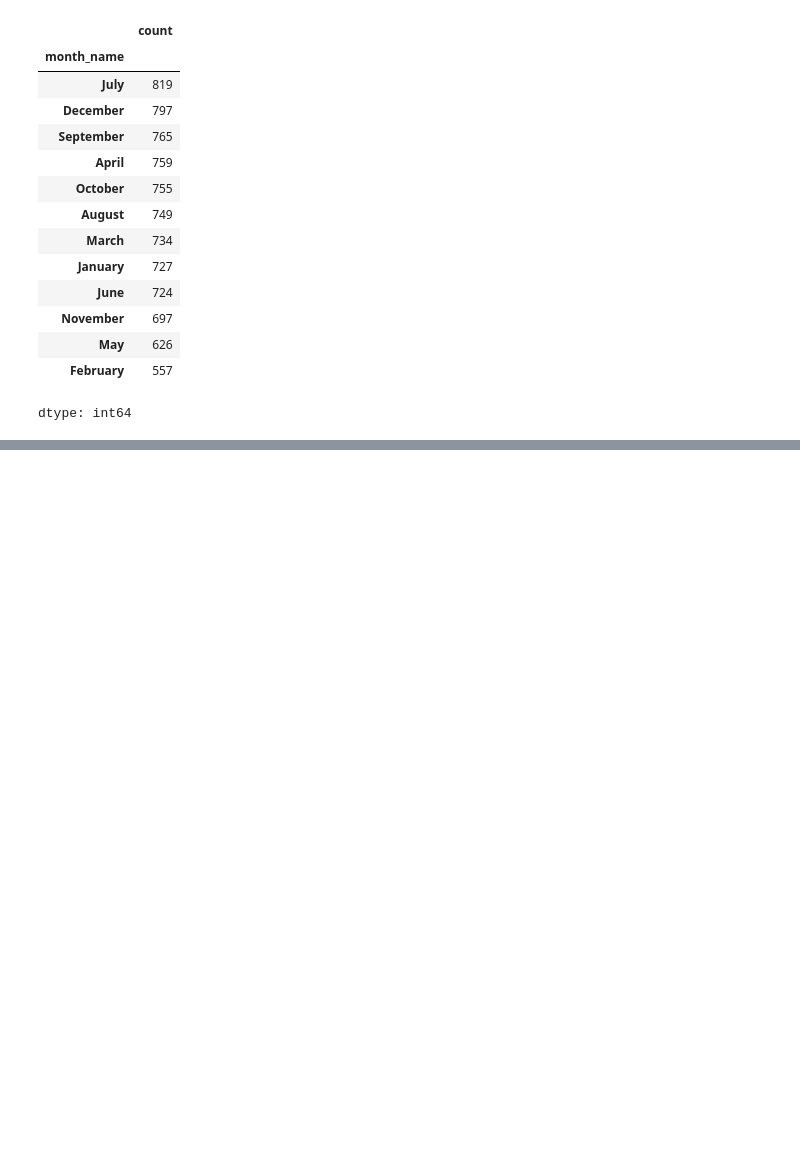
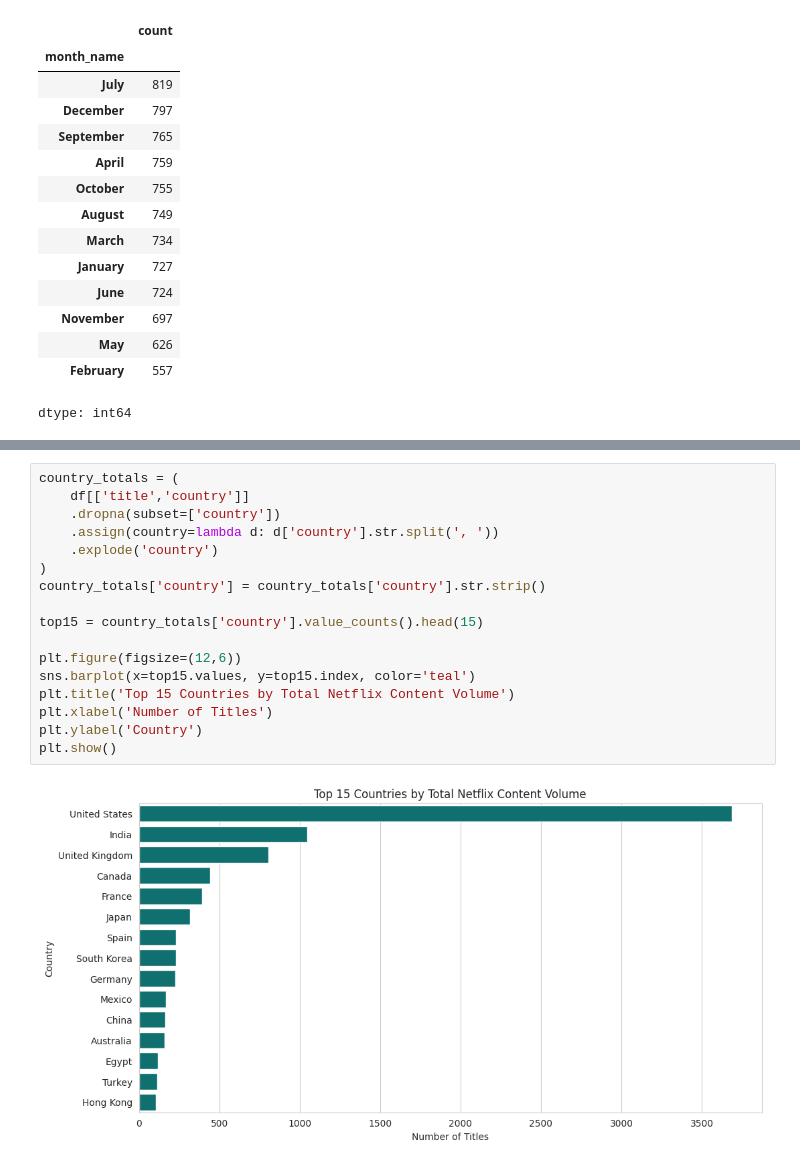
Before and after one commit to shivamsing071-cloud/Netflix-EDA-Analysis, a Jupyter notebook: Untitled1.ipynb, the cells around one changed output, grey strips where cells are left out. Saved outputs shown, nothing was run; the diff lists cells and outputs as text; blank space fills up the shorter version.

```diff
--- a/Untitled1.ipynb
+++ b/Untitled1.ipynb
@@ -229,0 +334,19 @@ dtype: int64
+# %%
+country_totals = (
+    df[['title','country']]
+    .dropna(subset=['country'])
+    .assign(country=lambda d: d['country'].str.split(', '))
+    .explode('country')
+)
+country_totals['country'] = country_totals['country'].str.strip()
+
+top15 = country_totals['country'].value_counts().head(15)
+
+plt.figure(figsize=(12,6))
+sns.barplot(x=top15.values, y=top15.index, color='teal')
+plt.title('Top 15 Countries by Total Netflix Content Volume')
+plt.xlabel('Number of Titles')
+plt.ylabel('Country')
+plt.show()
+# %% [output]
+[figure, added]
```
Also changed, not shown: parts of 16 cells of this notebook.
